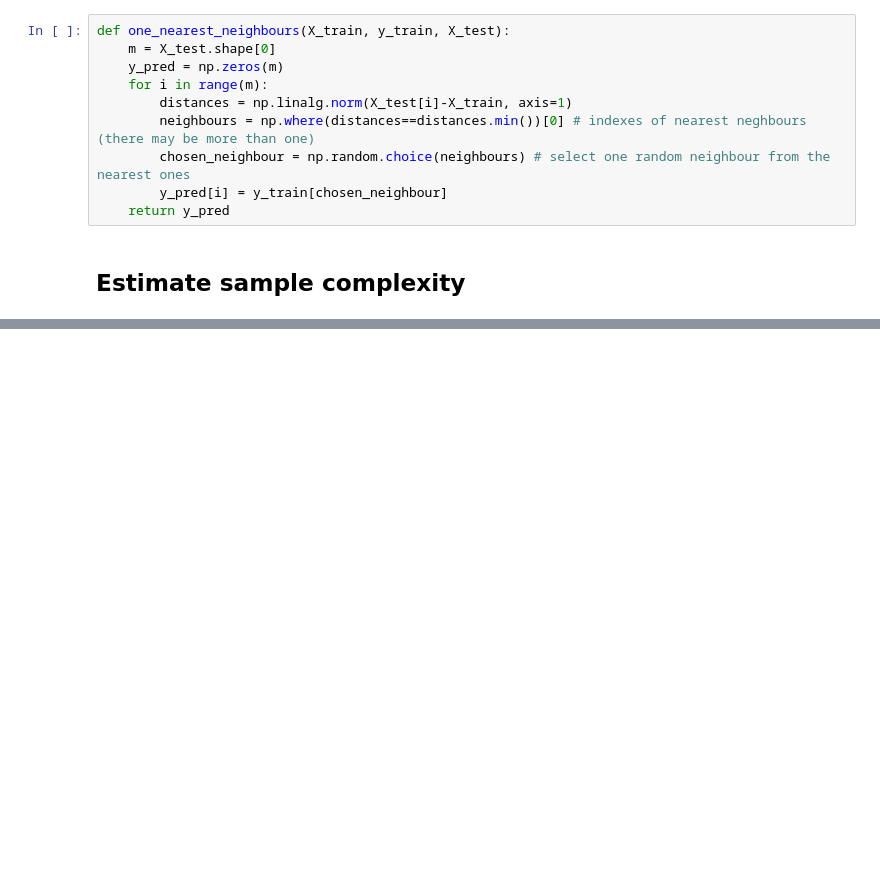
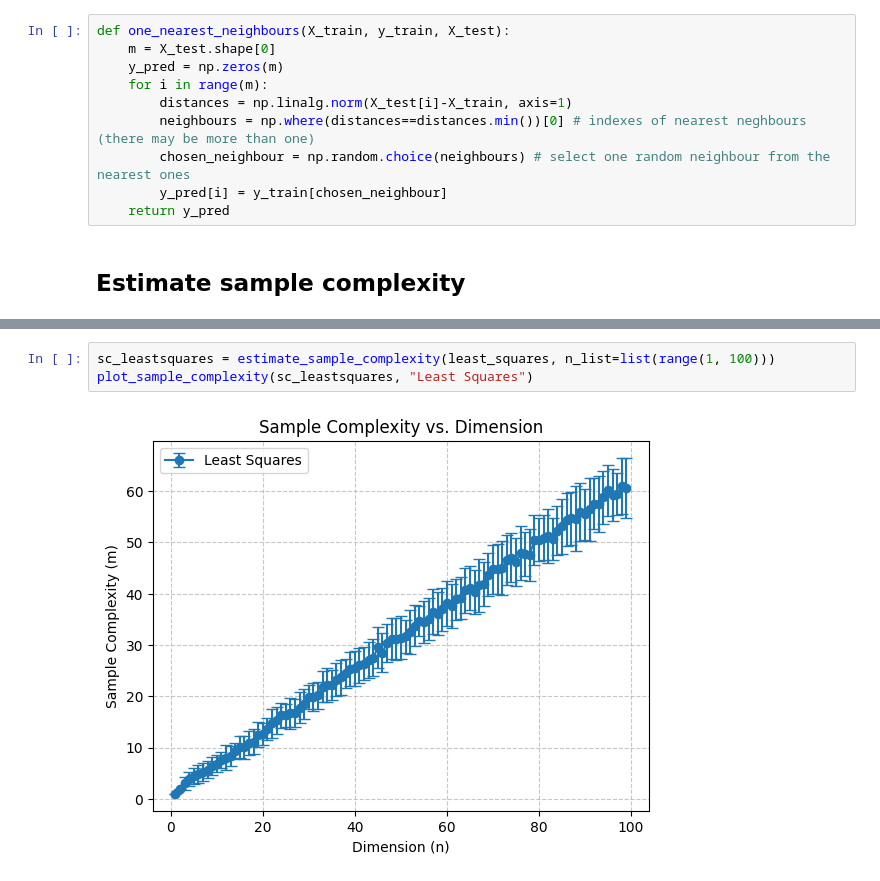
Before and after one commit to nadroj0-0/Supervised-Learning-Coursework-2, a Jupyter notebook: Part3/Part3.ipynb, the cells around one changed output, grey strips where cells are left out. Saved outputs shown, nothing was run; the diff lists cells and outputs as text; blank space fills up the shorter version.

```diff
--- a/Part3/Part3.ipynb
+++ b/Part3/Part3.ipynb
@@ -153,0 +167,5 @@ def plot_sample_complexity(complexity_dict, algorithm_name="Algorithm"):
+# %%
+sc_leastsquares = estimate_sample_complexity(least_squares, n_list=list(range(1, 100)))
+plot_sample_complexity(sc_leastsquares, "Least Squares")
+# %% [output]
+[figure, added]
```
Also changed, not shown: parts of 4 cells of this notebook, 3 other files.
